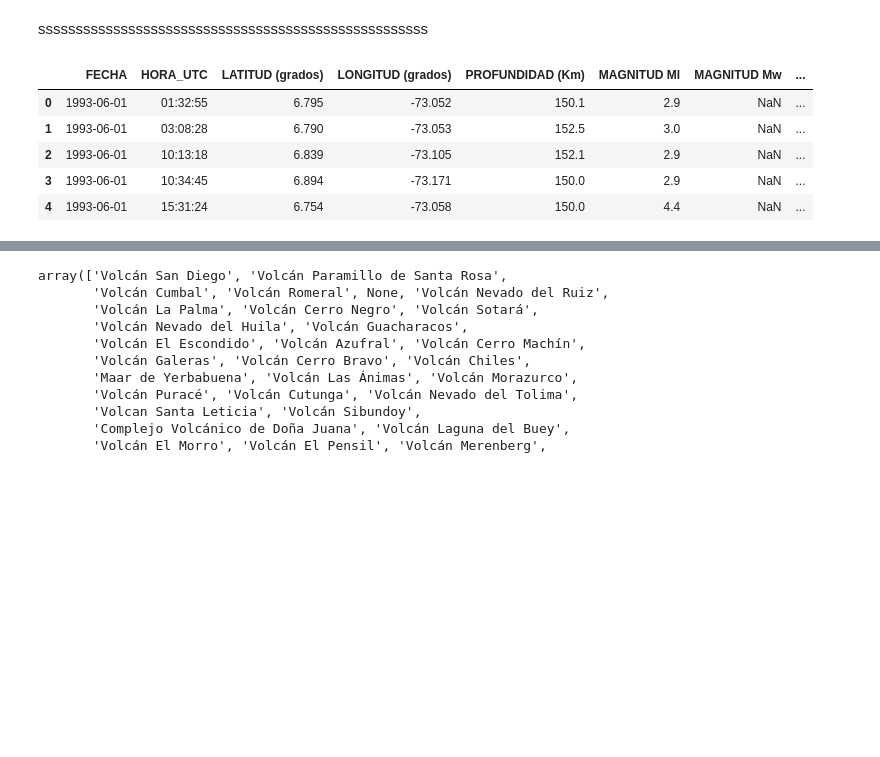
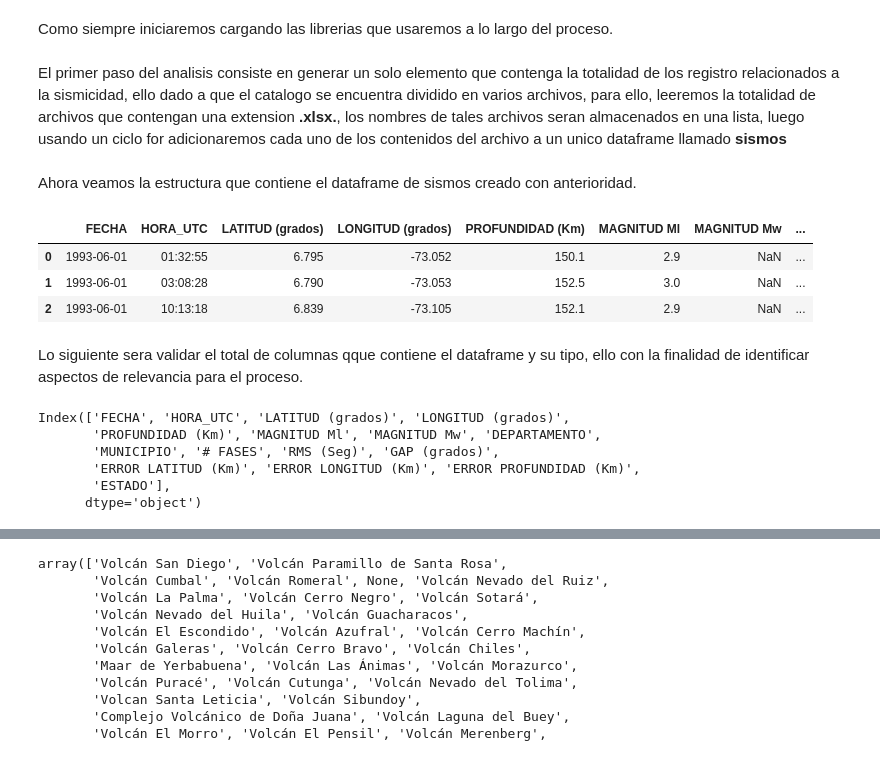
Before and after one commit to EDGAR-BARAHONA/Programacion-Python-Gis, a Jupyter notebook: Analitica/AnalisisSismico.ipynb, the cells around one changed output, grey strips where cells are left out. Cells and saved outputs as stored; diff of their text form; code cells hidden in the pictures; blank space fills up the shorter version.

```diff
--- a/Analitica/AnalisisSismico.ipynb
+++ b/Analitica/AnalisisSismico.ipynb
@@ -5,8 +13,10 @@ import geopandas as gpd
 import seaborn as sns
 import matplotlib.pyplot as plt
 import matplotlib
-# %% [markdown]
-ssssssssssssssssssssssssssssssssssssssssssssssssssss
+# %% [markdown]
+Como siempre iniciaremos cargando las librerias que usaremos a lo largo del proceso.
+# %% [markdown]
+El primer paso del analisis consiste en generar un solo elemento que contenga la totalidad de los registro relacionados a la sismicidad, ello dado a que el catalogo se encuentra dividido en varios archivos, para ello, leeremos la totalidad de archivos que contengan una extension **.xlsx.**, los nombres de tales archivos seran almacenados en una lista, luego usando un ciclo for adicionaremos cada uno de los contenidos del archivo a un unico dataframe llamado **sismos**
 # %%
 path = "Datos"
 
@@ -20,12 +30,14 @@ sismos = pd.DataFrame()
 for excel in ListaExcel:
     sismos = sismos.append(
       excel, ignore_index=True)
+# %% [markdown]
+Ahora veamos la estructura que contiene el dataframe de sismos creado con anterioridad.
 # %%
-sismos.head()
+sismos.head(3)
 # %% [output]
 |  | FECHA | HORA_UTC | LATITUD (grados) | LONGITUD (grados) | PROFUNDIDAD (Km) | MAGNITUD Ml | MAGNITUD Mw | ... |
 | 0 | 1993-06-01 | 01:32:55 | 6.795 | -73.052 | 150.1 | 2.9 | NaN | ... |
 | 1 | 1993-06-01 | 03:08:28 | 6.790 | -73.053 | 152.5 | 3.0 | NaN | ... |
 | 2 | 1993-06-01 | 10:13:18 | 6.839 | -73.105 | 152.1 | 2.9 | NaN | ... |
-| 3 | 1993-06-01 | 10:34:45 | 6.894 | -73.171 | 150.0 | 2.9 | NaN | ... |
-| 4 | 1993-06-01 | 15:31:24 | 6.754 | -73.058 | 150.0 | 4.4 | NaN | ... |
+# %% [markdown]
+Lo siguiente sera validar el total de columnas qque contiene el dataframe y su tipo, ello con la finalidad de identificar aspectos de relevancia para el proceso.
@@ -32,3 +46,12 @@ sismos.head()
+# %%
+sismos.columns
+# %% [output]
+Index(['FECHA', 'HORA_UTC', 'LATITUD (grados)', 'LONGITUD (grados)',
+       'PROFUNDIDAD (Km)', 'MAGNITUD Ml', 'MAGNITUD Mw', 'DEPARTAMENTO',
+       'MUNICIPIO', '# FASES', 'RMS (Seg)', 'GAP (grados)',
+       'ERROR LATITUD (Km)', 'ERROR LONGITUD (Km)', 'ERROR PROFUNDIDAD (Km)',
+       'ESTADO'],
+      dtype='object')
 # %%
 sismos.dtypes
 # %% [output]
```
Also changed, not shown: parts of 4 cells of this notebook.
